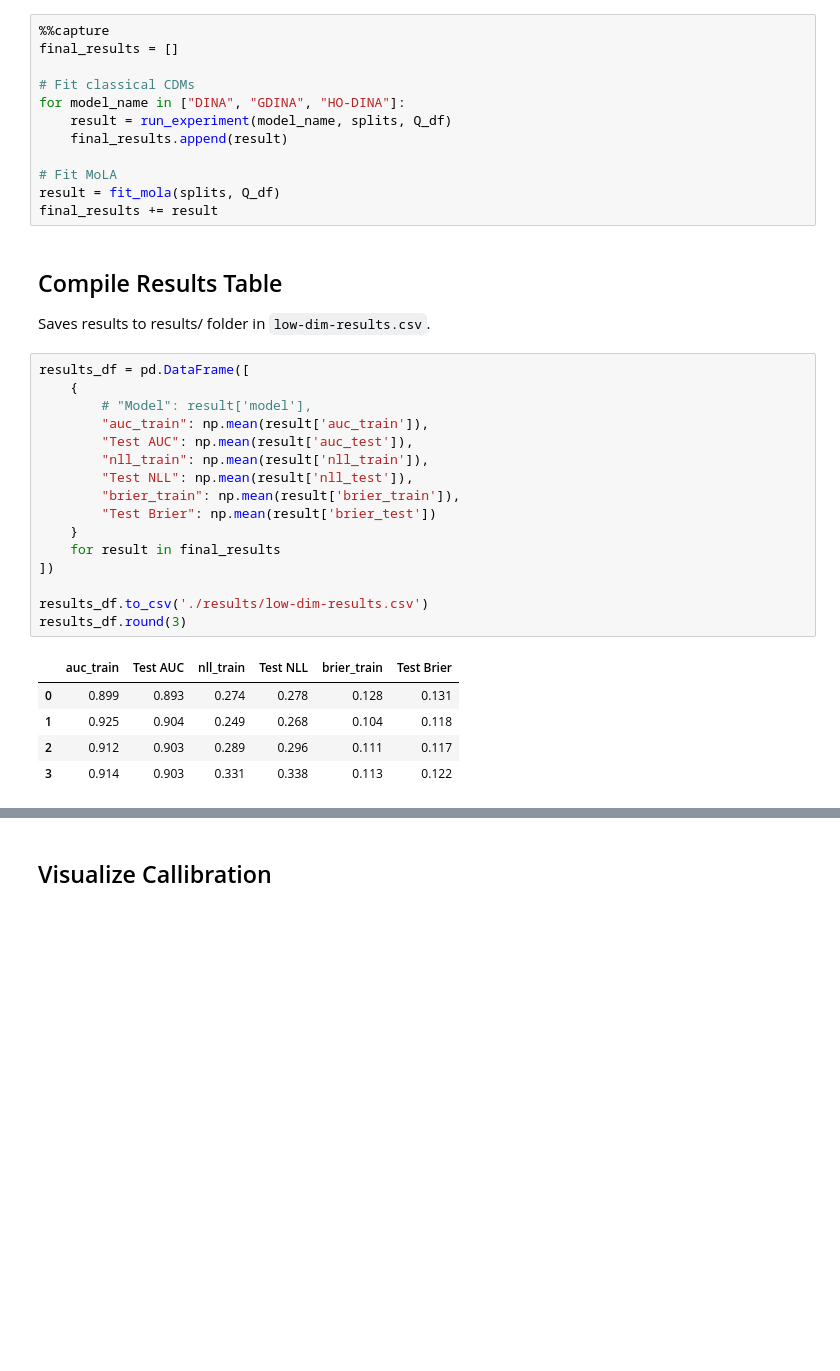
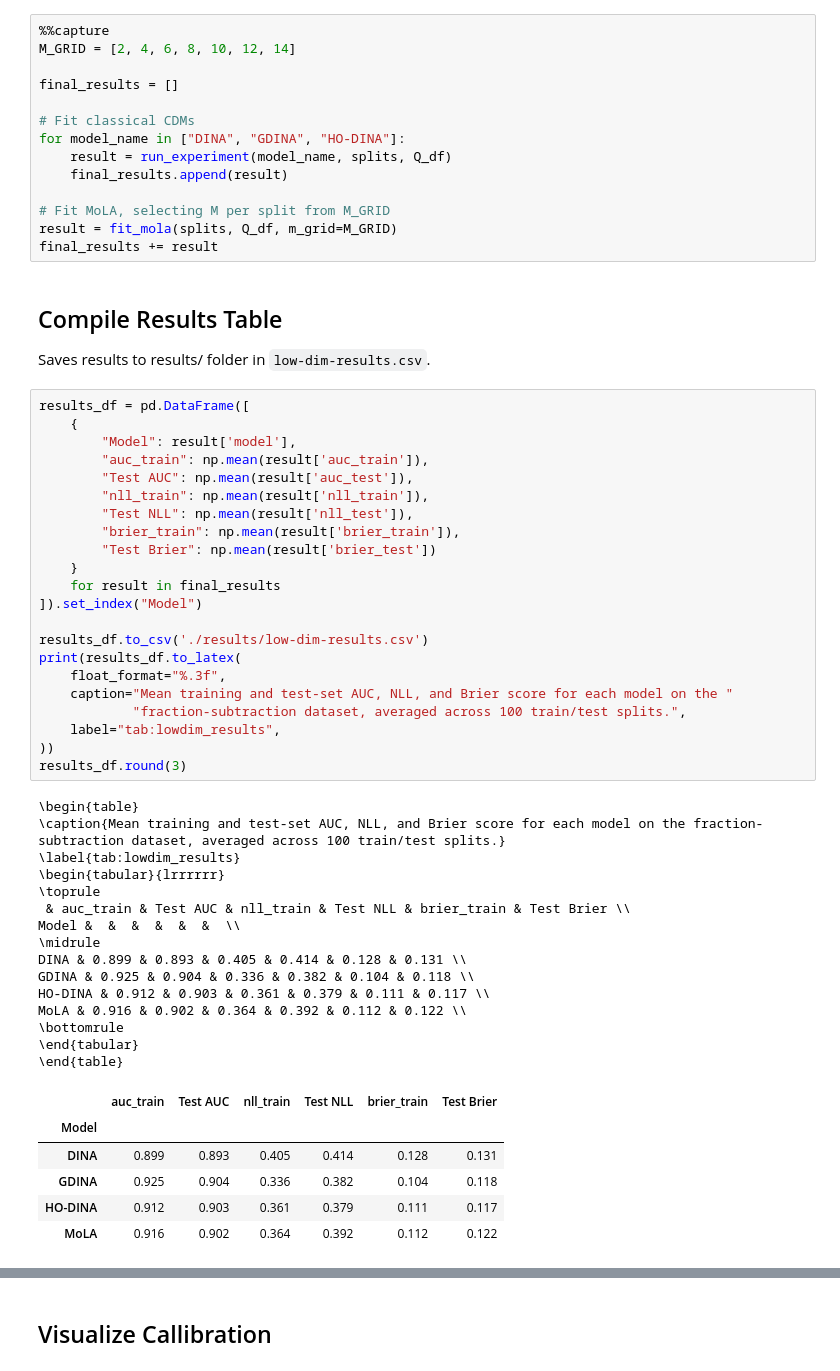
Before and after one commit to lentin26/mixture-of-latent-archetypes, a Jupyter notebook: notebooks/low-dim-experiment.ipynb, the cells around one changed output, grey strips where cells are left out. Saved outputs shown, nothing was run; the diff lists cells and outputs as text; blank space fills up the shorter version.

```diff
--- a/notebooks/low-dim-experiment.ipynb
+++ b/notebooks/low-dim-experiment.ipynb
@@ -50,6 +55,8 @@ import numpy as np
 from src.experiments.low_dim import fit_mola, run_experiment
 # %%
 %%capture
+M_GRID = [2, 4, 6, 8, 10, 12, 14]
+
 final_results = []
 
 # Fit classical CDMs
@@ -57,8 +64,8 @@ for model_name in ["DINA", "GDINA", "HO-DINA"]:
     result = run_experiment(model_name, splits, Q_df)
     final_results.append(result)
 
-# Fit MoLA
-result = fit_mola(splits, Q_df)
+# Fit MoLA, selecting M per split from M_GRID
+result = fit_mola(splits, Q_df, m_grid=M_GRID)
 final_results += result
 # %% [markdown]
 ## Compile Results Table
@@ -67,22 +74,44 @@ Saves results to results/ folder in `low-dim-results.csv`.
 # %%
 results_df = pd.DataFrame([
     {
-        # "Model": result['model'],
+        "Model": result['model'],
         "auc_train": np.mean(result['auc_train']),
         "Test AUC": np.mean(result['auc_test']),
         "nll_train": np.mean(result['nll_train']),
         "Test NLL": np.mean(result['nll_test']),
         "brier_train": np.mean(result['brier_train']),
         "Test Brier": np.mean(result['brier_test'])
     }
     for result in final_results
-])
+]).set_index("Model")
 
 results_df.to_csv('./results/low-dim-results.csv')
+print(results_df.to_latex(
+    float_format="%.3f",
+    caption="Mean training and test-set AUC, NLL, and Brier score for each model on the "
+            "fraction-subtraction dataset, averaged across 100 train/test splits.",
+    label="tab:lowdim_results",
+))
 results_df.round(3)
 # %% [output]
+\begin{table}
+\caption{Mean training and test-set AUC, NLL, and Brier score for each model on the fraction-subtraction dataset, averaged across 100 train/test splits.}
+\label{tab:lowdim_results}
+\begin{tabular}{lrrrrrr}
+\toprule
+ & auc_train & Test AUC & nll_train & Test NLL & brier_train & Test Brier \\
+Model &  &  &  &  &  &  \\
+\midrule
+DINA & 0.899 & 0.893 & 0.405 & 0.414 & 0.128 & 0.131 \\
+GDINA & 0.925 & 0.904 & 0.336 & 0.382 & 0.104 & 0.118 \\
+HO-DINA & 0.912 & 0.903 & 0.361 & 0.379 & 0.111 & 0.117 \\
+MoLA & 0.916 & 0.902 & 0.364 & 0.392 & 0.112 & 0.122 \\
+\bottomrule
+\end{tabular}
+\end{table}
 |  | auc_train | Test AUC | nll_train | Test NLL | brier_train | Test Brier |
-| 0 | 0.899 | 0.893 | 0.274 | 0.278 | 0.128 | 0.131 |
-| 1 | 0.925 | 0.904 | 0.249 | 0.268 | 0.104 | 0.118 |
-| 2 | 0.912 | 0.903 | 0.289 | 0.296 | 0.111 | 0.117 |
-| 3 | 0.914 | 0.903 | 0.331 | 0.338 | 0.113 | 0.122 |
+| Model |  |  |  |  |  |  |
+| DINA | 0.899 | 0.893 | 0.405 | 0.414 | 0.128 | 0.131 |
+| GDINA | 0.925 | 0.904 | 0.336 | 0.382 | 0.104 | 0.118 |
+| HO-DINA | 0.912 | 0.903 | 0.361 | 0.379 | 0.111 | 0.117 |
+| MoLA | 0.916 | 0.902 | 0.364 | 0.392 | 0.112 | 0.122 |
```
Also changed, not shown: parts of 7 cells of this notebook, 5 other files.
